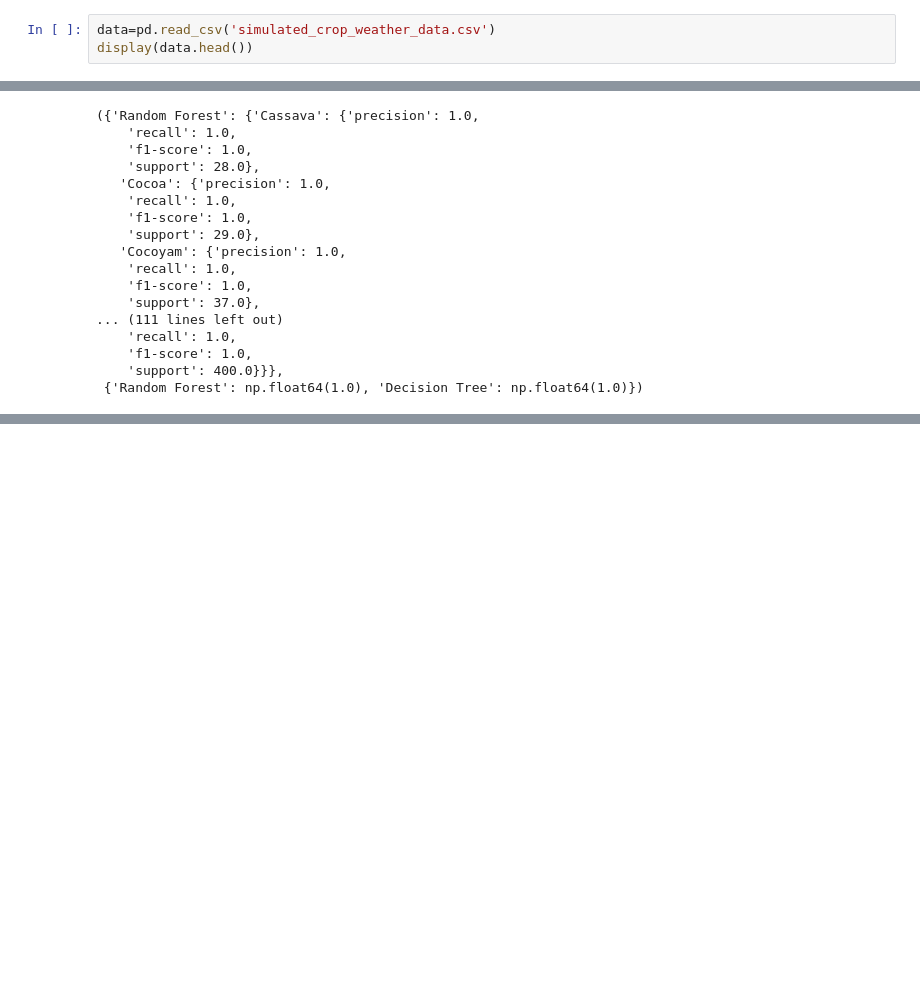
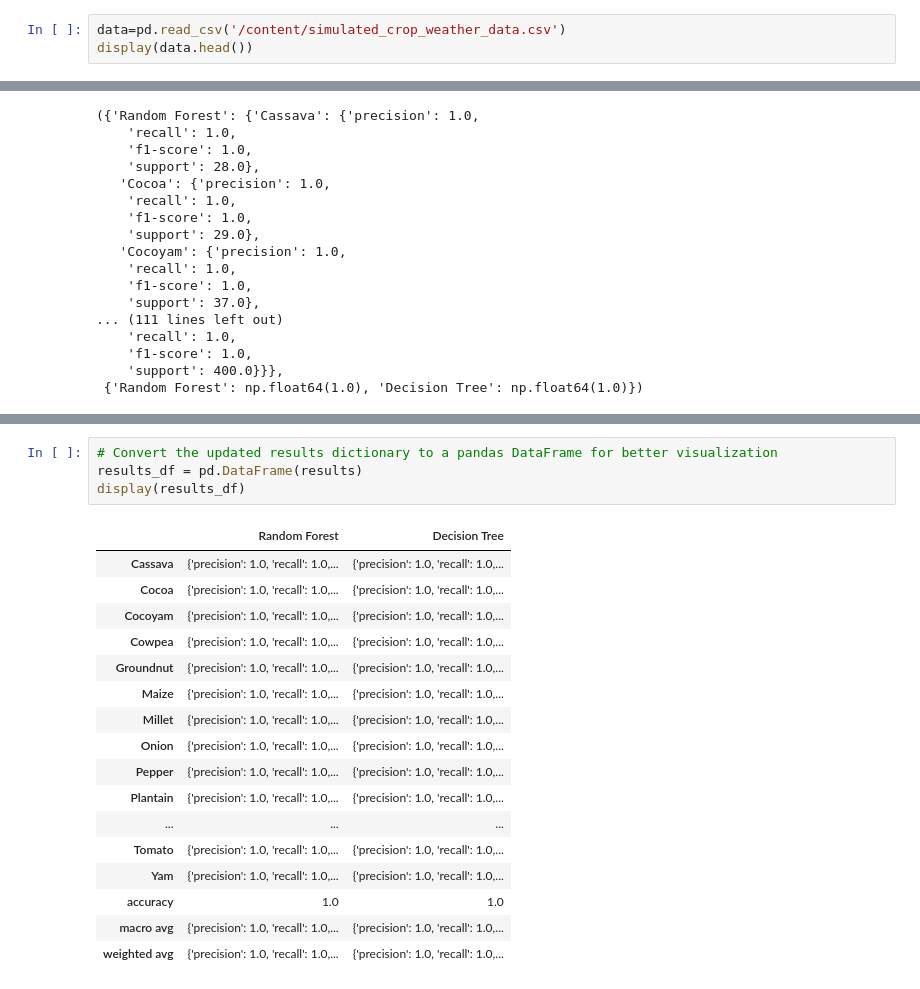
Before and after one commit to aminayusif/PharmaInsight, a Jupyter notebook: Weather_Crop_Advisor.ipynb, the cells around one changed output, grey strips where cells are left out. Saved outputs shown, nothing was run; the diff lists cells and outputs as text; blank space fills up the shorter version.

```diff
--- a/Weather_Crop_Advisor.ipynb
+++ b/Weather_Crop_Advisor.ipynb
@@ -72,6 +72,6 @@ from sklearn.preprocessing import LabelEncoder, StandardScaler
 # %% [markdown]
 ### Load and inspect dataset
 # %%
-data=pd.read_csv('simulated_crop_weather_data.csv')
+data=pd.read_csv('/content/simulated_crop_weather_data.csv')
 display(data.head())
 # %% [output]
@@ -604,0 +670,22 @@ results, roc_auc_scores
+# %%
+# Convert the updated results dictionary to a pandas DataFrame for better visualization
+results_df = pd.DataFrame(results)
+display(results_df)
+# %% [output]
+|  | Random Forest | Decision Tree |
+| Cassava | {'precision': 1.0, 'recall': 1.0,... | {'precision': 1.0, 'recall': 1.0,... |
+| Cocoa | {'precision': 1.0, 'recall': 1.0,... | {'precision': 1.0, 'recall': 1.0,... |
+| Cocoyam | {'precision': 1.0, 'recall': 1.0,... | {'precision': 1.0, 'recall': 1.0,... |
+| Cowpea | {'precision': 1.0, 'recall': 1.0,... | {'precision': 1.0, 'recall': 1.0,... |
+| Groundnut | {'precision': 1.0, 'recall': 1.0,... | {'precision': 1.0, 'recall': 1.0,... |
+| Maize | {'precision': 1.0, 'recall': 1.0,... | {'precision': 1.0, 'recall': 1.0,... |
+| Millet | {'precision': 1.0, 'recall': 1.0,... | {'precision': 1.0, 'recall': 1.0,... |
+| Onion | {'precision': 1.0, 'recall': 1.0,... | {'precision': 1.0, 'recall': 1.0,... |
+| Pepper | {'precision': 1.0, 'recall': 1.0,... | {'precision': 1.0, 'recall': 1.0,... |
+| Plantain | {'precision': 1.0, 'recall': 1.0,... | {'precision': 1.0, 'recall': 1.0,... |
+| ... | ... | ... |
+| Tomato | {'precision': 1.0, 'recall': 1.0,... | {'precision': 1.0, 'recall': 1.0,... |
+| Yam | {'precision': 1.0, 'recall': 1.0,... | {'precision': 1.0, 'recall': 1.0,... |
+| accuracy | 1.0 | 1.0 |
+| macro avg | {'precision': 1.0, 'recall': 1.0,... | {'precision': 1.0, 'recall': 1.0,... |
+| weighted avg | {'precision': 1.0, 'recall': 1.0,... | {'precision': 1.0, 'recall': 1.0,... |
```
Also changed, not shown: parts of 4 cells of this notebook.
